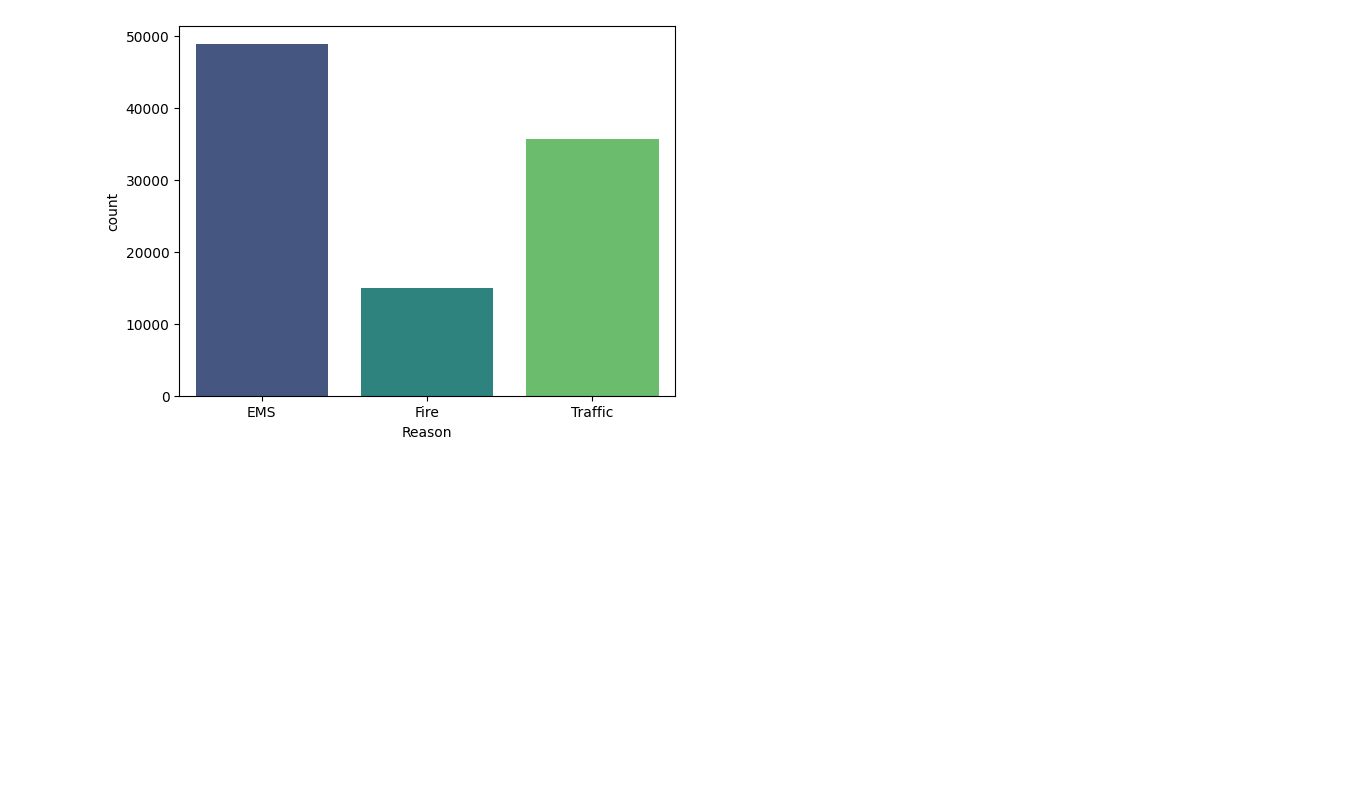
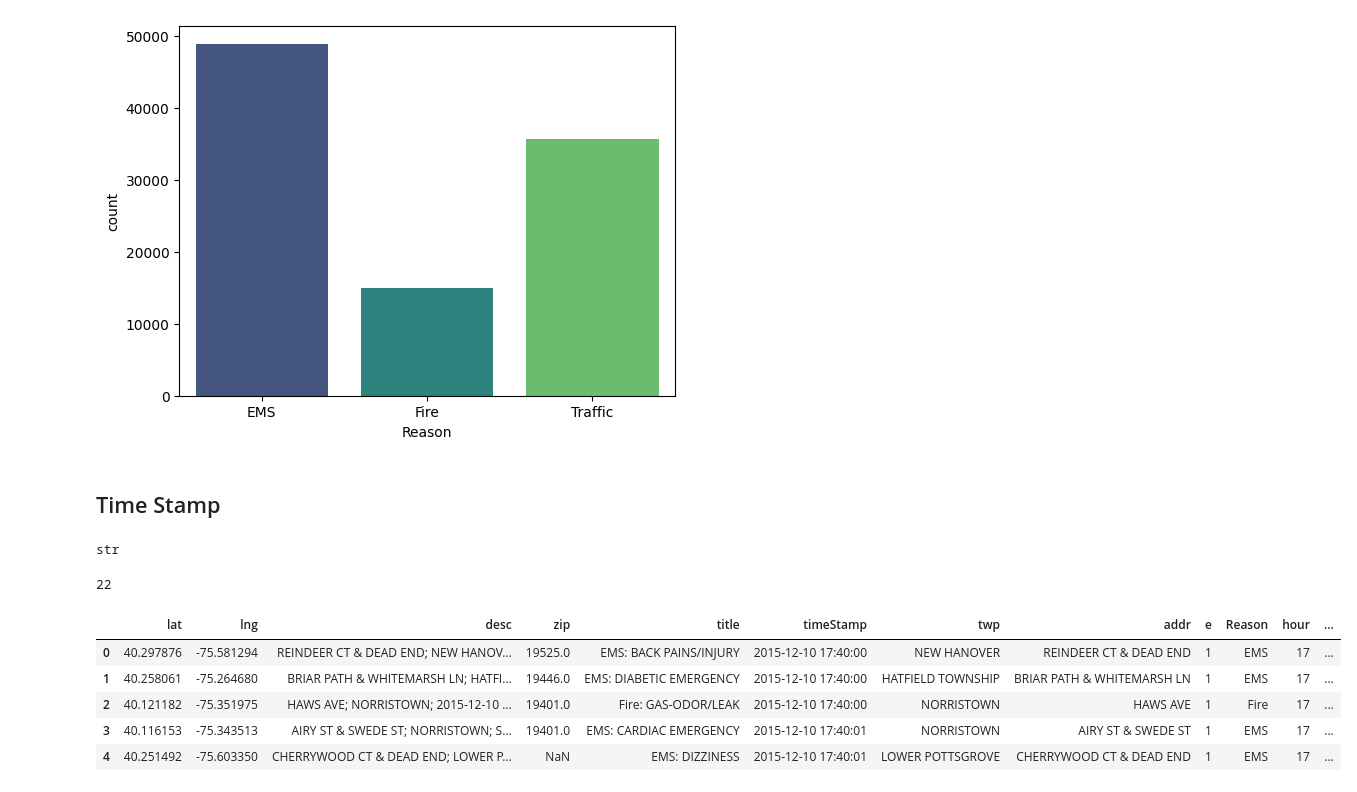
Before and after one commit to KemalYukselir/911_Calls_Analysis, a Jupyter notebook: 911_EDA.ipynb, the cells around one changed output. Cells and saved outputs as stored; diff of their text form; code cells hidden in the pictures; blank space fills up the shorter version.

```diff
--- a/911_EDA.ipynb
+++ b/911_EDA.ipynb
@@ -119,3 +119,26 @@ sns.countplot(x = 'Reason', data=df, hue='Reason', legend=False, palette='viridi
 # %% [output]
 <Axes: xlabel='Reason', ylabel='count'>
 [figure]
+# %% [markdown]
+## Time Stamp
+# %%
+type(df['timeStamp'][0])
+# %% [output]
+str
+# %%
+df['timeStamp'] = pd.to_datetime(df['timeStamp'])
+df['timeStamp'][99].hour
+# %% [output]
+22
+# %%
+df['hour'] = df['timeStamp'].apply(lambda x:x.hour)
+df['month'] = df['timeStamp'].apply(lambda x:x.month)
+df['day of week'] = df['timeStamp'].apply(lambda x:x.day_of_week)
+df.head()
+# %% [output]
+|  | lat | lng | desc | zip | title | timeStamp | twp | addr | e | Reason | hour | ... |
+| 0 | 40.297876 | -75.581294 | REINDEER CT & DEAD END; NEW HANOV... | 19525.0 | EMS: BACK PAINS/INJURY | 2015-12-10 17:40:00 | NEW HANOVER | REINDEER CT & DEAD END | 1 | EMS | 17 | ... |
+| 1 | 40.258061 | -75.264680 | BRIAR PATH & WHITEMARSH LN; HATFI... | 19446.0 | EMS: DIABETIC EMERGENCY | 2015-12-10 17:40:00 | HATFIELD TOWNSHIP | BRIAR PATH & WHITEMARSH LN | 1 | EMS | 17 | ... |
+| 2 | 40.121182 | -75.351975 | HAWS AVE; NORRISTOWN; 2015-12-10 ... | 19401.0 | Fire: GAS-ODOR/LEAK | 2015-12-10 17:40:00 | NORRISTOWN | HAWS AVE | 1 | Fire | 17 | ... |
+| 3 | 40.116153 | -75.343513 | AIRY ST & SWEDE ST; NORRISTOWN; S... | 19401.0 | EMS: CARDIAC EMERGENCY | 2015-12-10 17:40:01 | NORRISTOWN | AIRY ST & SWEDE ST | 1 | EMS | 17 | ... |
+| 4 | 40.251492 | -75.603350 | CHERRYWOOD CT & DEAD END; LOWER P... | NaN | EMS: DIZZINESS | 2015-12-10 17:40:01 | LOWER POTTSGROVE | CHERRYWOOD CT & DEAD END | 1 | EMS | 17 | ... |
```
Also changed, not shown: parts of 3 cells of this notebook.
